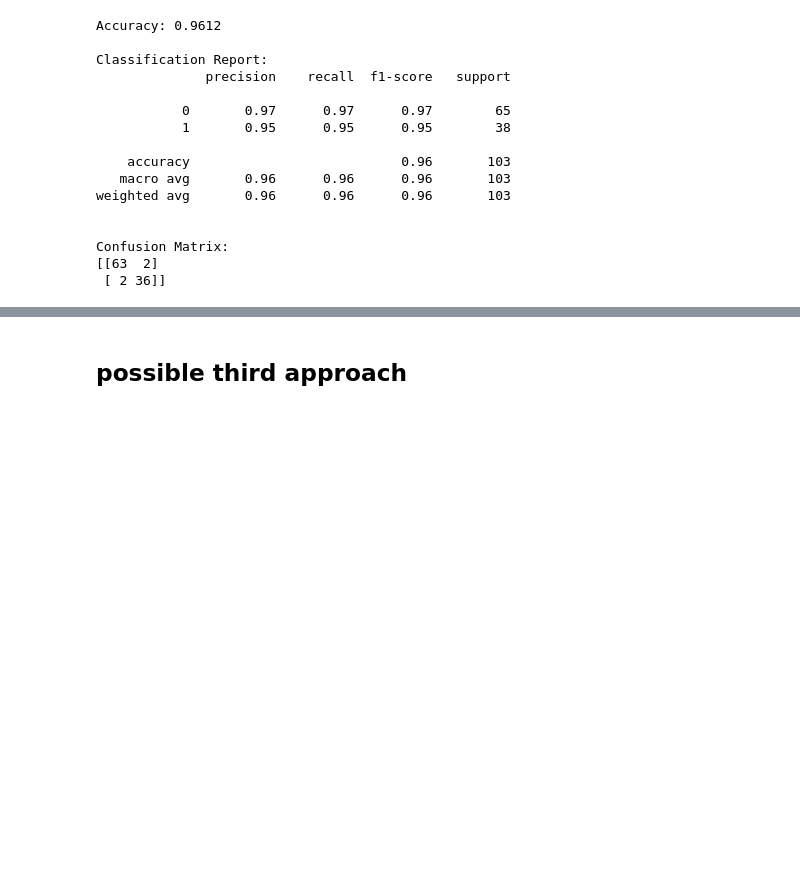
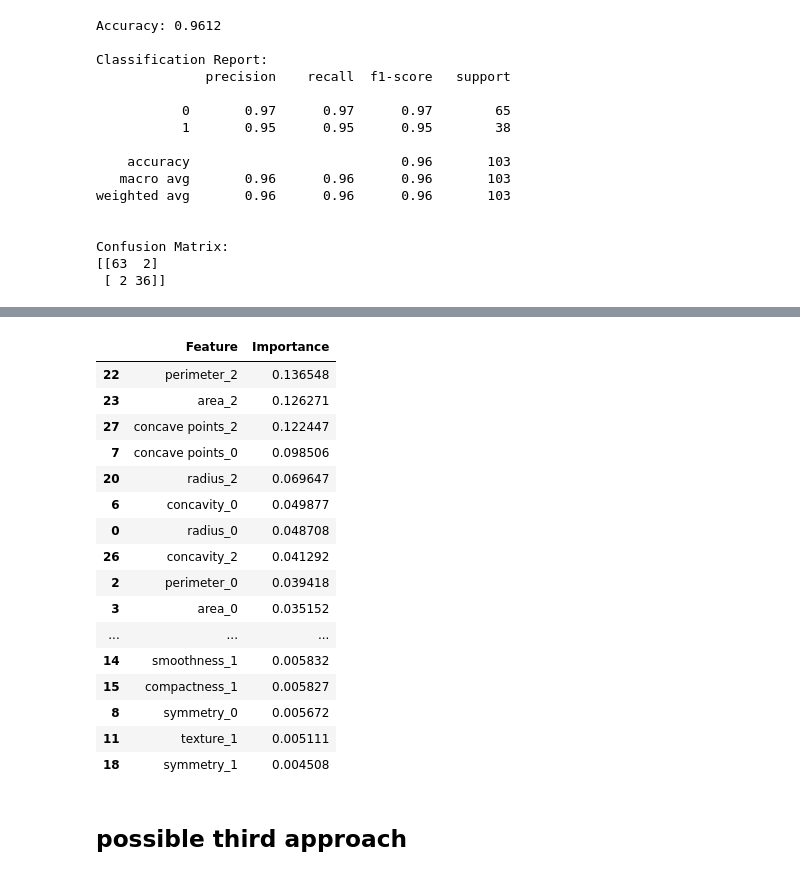
Before and after one commit to RoccoGiampetruzzi/Diagnostic-Systems, a Jupyter notebook: notebook.ipynb, the cells around one changed output, grey strips where cells are left out. Drawn from its saved outputs; the diff is of its cells as text; code cells hidden in the pictures; blank space fills up the shorter version.

```diff
--- a/notebook.ipynb
+++ b/notebook.ipynb
@@ -408,3 +396,23 @@ Top Important Features:
+# %%
+importance_df
+# %% [output]
+|  | Feature | Importance |
+| 22 | perimeter_2 | 0.136548 |
+| 23 | area_2 | 0.126271 |
+| 27 | concave points_2 | 0.122447 |
+| 7 | concave points_0 | 0.098506 |
+| 20 | radius_2 | 0.069647 |
+| 6 | concavity_0 | 0.049877 |
+| 0 | radius_0 | 0.048708 |
+| 26 | concavity_2 | 0.041292 |
+| 2 | perimeter_0 | 0.039418 |
+| 3 | area_0 | 0.035152 |
+| ... | ... | ... |
+| 14 | smoothness_1 | 0.005832 |
+| 15 | compactness_1 | 0.005827 |
+| 8 | symmetry_0 | 0.005672 |
+| 11 | texture_1 | 0.005111 |
+| 18 | symmetry_1 | 0.004508 |
 # %% [markdown]
 ## possible third approach
 # %%
```
Also changed, not shown: parts of 3 cells of this notebook, 2 other files.
